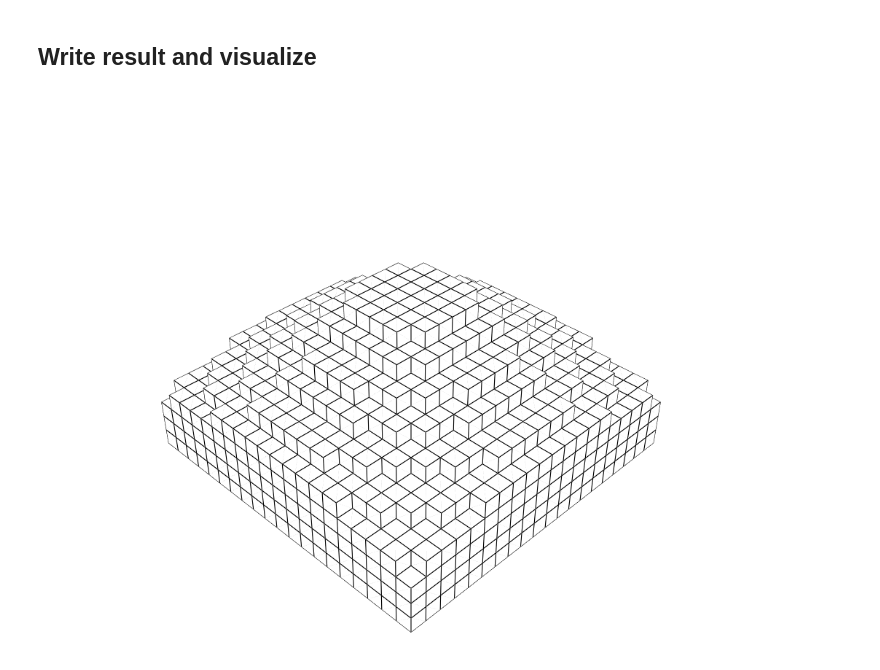
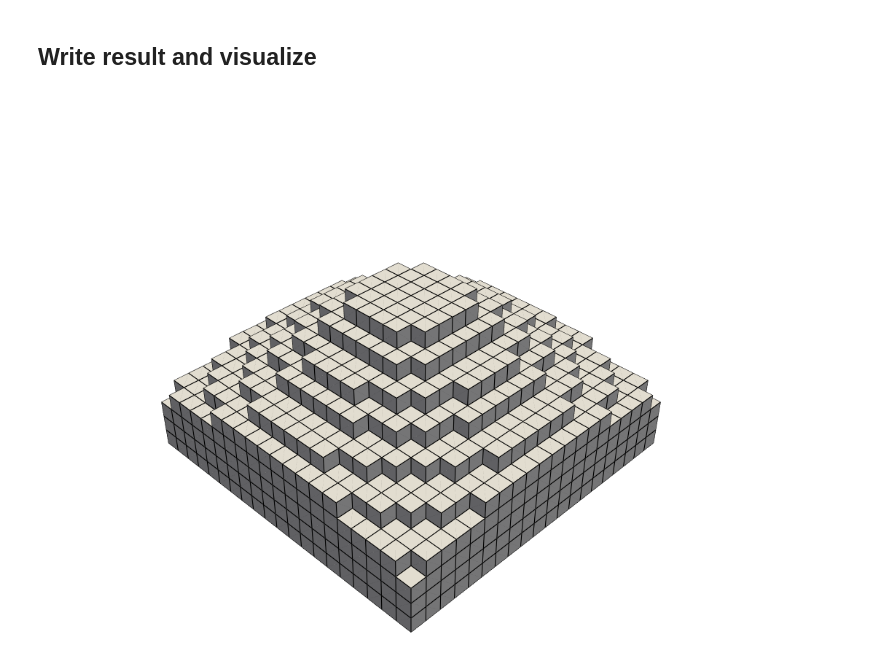
Before and after one commit to DavidLanders95/NeuralMagFork, a Jupyter notebook: docs/examples/topology_optimization_jax.ipynb, the cells around one changed output. Drawn from its saved outputs; the diff is of its cells as text; code cells hidden in the pictures.

```diff
--- a/docs/examples/topology_optimization_jax.ipynb
+++ b/docs/examples/topology_optimization_jax.ipynb
@@ -72,17 +72,17 @@ for i in range(100):
 # %%
 state.write_vti("rho", "rho.vti")
 
 mesh = pv.read("rho.vti")
 thresholded_mesh = mesh.threshold(value=0.5, scalars="rho")
 
 plotter = pv.Plotter()
 plotter.add_mesh(
     thresholded_mesh,
     color="white",
-    lighting=False,
+    lighting=True,
     smooth_shading=False,
     show_edges=True,
 )
 plotter.show()
 # %% [output]
-[figure, old version]
+[figure, new version]
```
Also changed, not shown: parts of 3 cells of this notebook, 4 other files.
